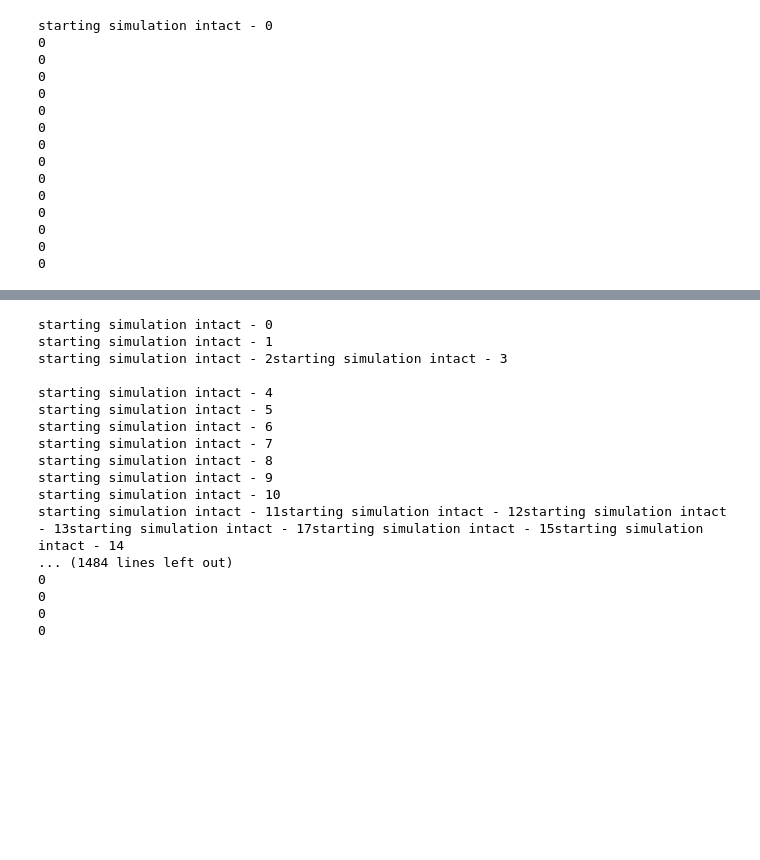
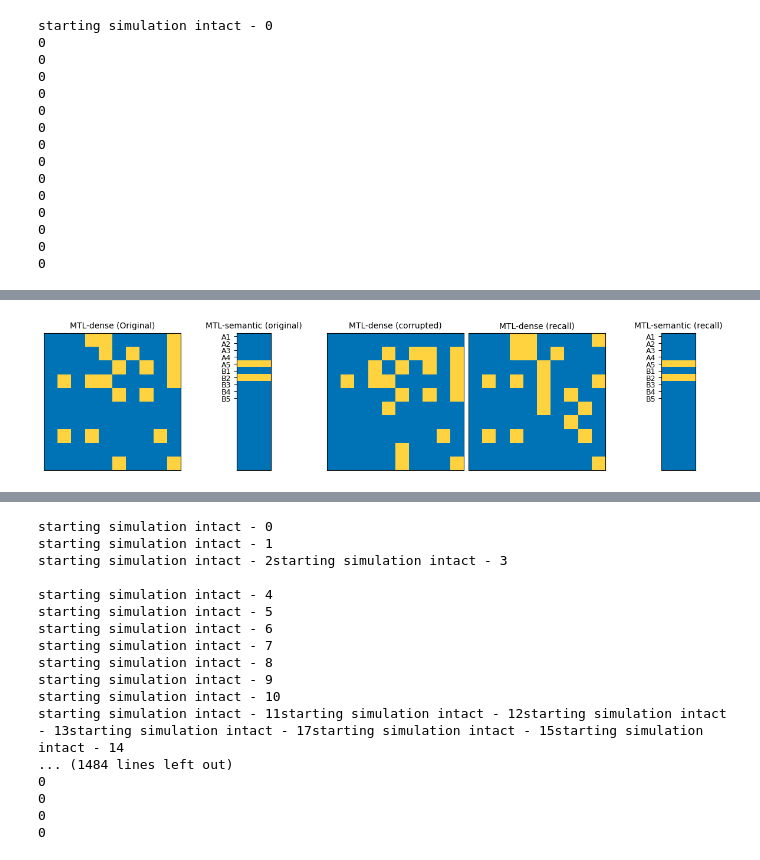
Before and after one commit to albesagonzalez/sensory-semantic-episodes, a Jupyter notebook: Figure_6.ipynb, the cells around one changed output, grey strips where cells are left out. Cells and saved outputs as stored; diff of their text form; code cells hidden in the pictures; blank space fills up the shorter version.

```diff
--- a/Figure_6.ipynb
+++ b/Figure_6.ipynb
@@ -583,2 +504,72 @@ plt.yticks([])
+# %%
+num_episodes_index = 0
+pattern_index = 0
+
+# --- Helpers ---
+def add_group_labels(ax, NA=5, NB=5, N_rows=10):
+    M = N_rows // (NA + NB)
+    labels_A = [f"A{i+1}" for i in range(NA)]
+    labels_B = [f"B{i+1}" for i in range(NB)]
+    labels = labels_A + labels_B
+    positions = [M * i for i in range(NA + NB)]
+    ax.set_yticks(positions)
+    ax.set_yticklabels(labels, fontsize=9)
+
+def to_matrix_torch(vec, ncols: int):
+    assert isinstance(vec, torch.Tensor)
+    total = vec.numel()
+    return vec.reshape(total // ncols, ncols)
+
+
+ne = num_episodes_index
+pi = pattern_index
+D = network_intact.mtl_dense_size
+ord_idx = network_intact.ordered_indices_mtl_sparse
+
+dense_input   = mtl_input_recordings_all[ne][pi][:D]
+sparse_input  = mtl_input_recordings_all[ne][pi][D:][ord_idx]
+dense_corrupt = mtl_corrupted_recordings_all[ne][pi][:D]
+sparse_recall = mtl_recall_recordings_all[ne][pi][D:][ord_idx]
+dense_recall  = mtl_recall_recordings_all[ne][pi][:D]
+
+
+fig, axs = plt.subplots(nrows=1, ncols=5, figsize=(12, 2.6), constrained_layout=True)
+
+# Panel 1: Input Dense
+mat = to_matrix_torch(dense_input, ncols=10)
+im0 = axs[0].imshow(mat, cmap=blue_yellow)
+axs[0].set_title("MTL-dense (Original)", fontsize=10)
+axs[0].set_xticks([]); axs[0].set_yticks([])
+
+# Panel 2: Input Sparse
+mat = to_matrix_torch(sparse_input, ncols=5)
+im1 = axs[1].imshow(mat, cmap=blue_yellow)
+axs[1].set_title("MTL-semantic (original)", fontsize=10)
+axs[1].set_xticks([])
+add_group_labels(axs[1], NA=5, NB=5, N_rows=int(mat.shape[0]/2))
+
+# Panel 3: Corrupted Dense
+mat = to_matrix_torch(dense_corrupt, ncols=10)
+im2 = axs[2].imshow(mat, cmap=blue_yellow)
+axs[2].set_title("MTL-dense (corrupted)", fontsize=10)
+axs[2].set_xticks([]); axs[2].set_yticks([])
+
+
+# Panel 5: Recall Dense
+mat = to_matrix_torch(dense_recall, ncols=10)
+im4 = axs[3].imshow(mat, cmap=blue_yellow)
+axs[3].set_title("MTL-dense (recall)", fontsize=10)
+axs[3].set_xticks([]); axs[3].set_yticks([])
+
+# Panel 4: Recall Sparse
+mat = to_matrix_torch(sparse_recall, ncols=5)
+im3 = axs[4].imshow(mat, cmap=blue_yellow)
+axs[4].set_title("MTL-semantic (recall)", fontsize=10)
+axs[4].set_xticks([])
+add_group_labels(axs[4], NA=5, NB=5, N_rows=int(mat.shape[0]/2))
+
+fig.savefig("Figures_SVG/6_supp_1.svg", dpi=300, transparent=True)
+# %% [output]
+[figure, added]
 # %%
 num_episodes_index = -1
```
Also changed, not shown: parts of 7 cells of this notebook, 8 other files.
